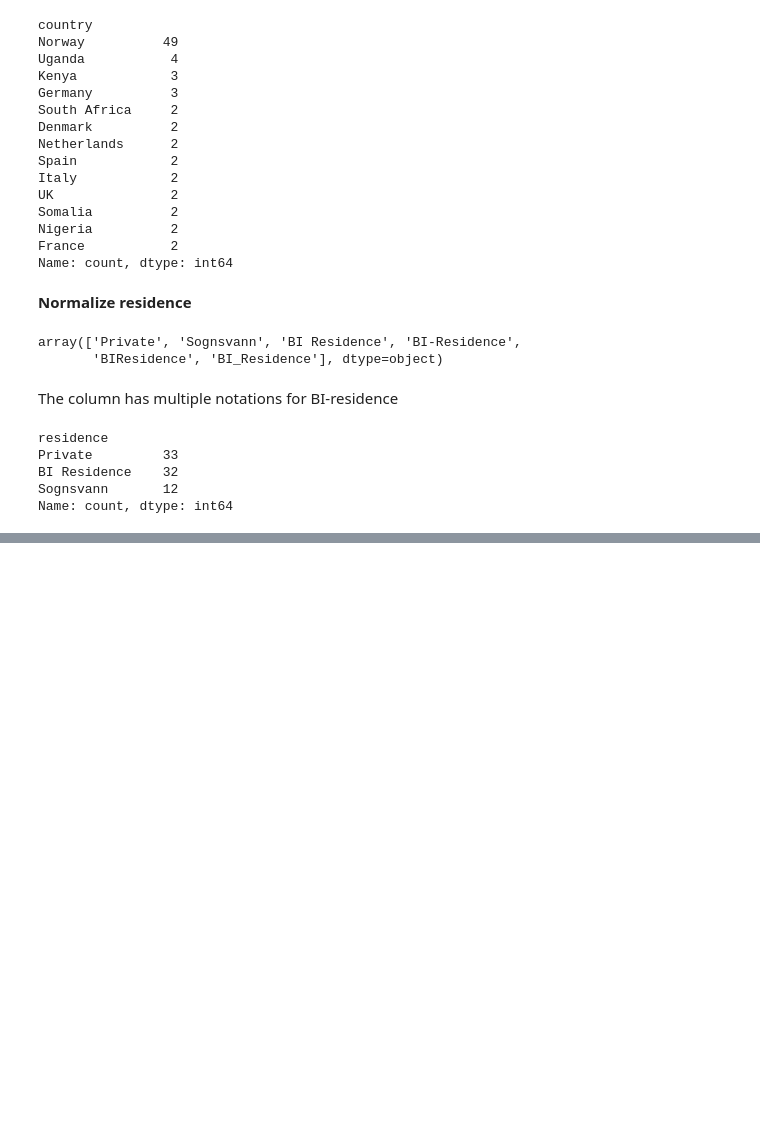
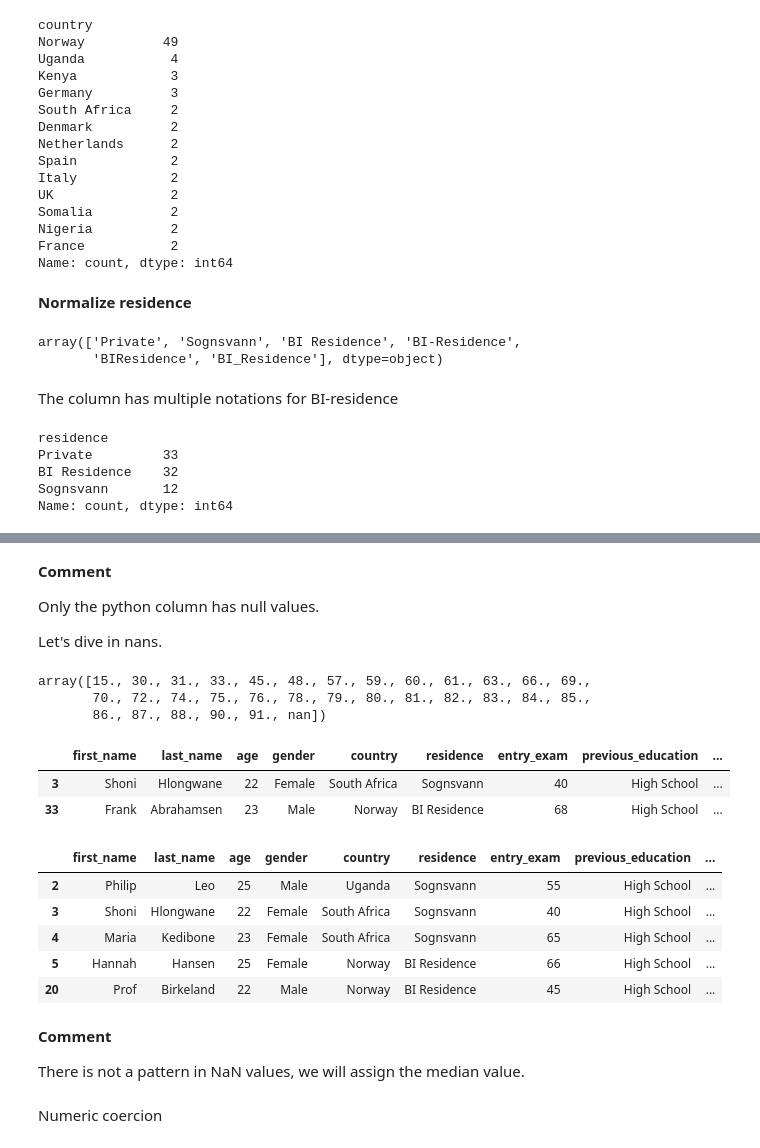
Before and after one commit to DiffelVIA/bi_intro_data_preparing, a Jupyter notebook: bi_intro_data_preparing.ipynb, the cells around one changed output, grey strips where cells are left out. Cells and saved outputs as stored; diff of their text form; code cells hidden in the pictures; blank space fills up the shorter version.

```diff
--- a/bi_intro_data_preparing.ipynb
+++ b/bi_intro_data_preparing.ipynb
@@ -219,0 +240,34 @@ Name: count, dtype: int64
+# %% [markdown]
+**Comment**
+
+Only the python column has null values.
+
+Let's dive in nans.
+# %%
+df['python'].sort_values().unique()
+# %% [output]
+array([15., 30., 31., 33., 45., 48., 57., 59., 60., 61., 63., 66., 69.,
+       70., 72., 74., 75., 76., 78., 79., 80., 81., 82., 83., 84., 85.,
+       86., 87., 88., 90., 91., nan])
+# %%
+bool_mask_nan = df.isna()
+filas_nan = df[bool_mask_nan.any(axis=1)]
+filas_nan
+# %% [output]
+|  | first_name | last_name | age | gender | country | residence | entry_exam | previous_education | ... |
+| 3 | Shoni | Hlongwane | 22 | Female | South Africa | Sognsvann | 40 | High School | ... |
+| 33 | Frank | Abrahamsen | 23 | Male | Norway | BI Residence | 68 | High School | ... |
+# %%
+previous = df[df['previous_education']=='High School']
+previous.head()
+# %% [output]
+|  | first_name | last_name | age | gender | country | residence | entry_exam | previous_education | ... |
+| 2 | Philip | Leo | 25 | Male | Uganda | Sognsvann | 55 | High School | ... |
+| 3 | Shoni | Hlongwane | 22 | Female | South Africa | Sognsvann | 40 | High School | ... |
+| 4 | Maria | Kedibone | 23 | Female | South Africa | Sognsvann | 65 | High School | ... |
+| 5 | Hannah | Hansen | 25 | Female | Norway | BI Residence | 66 | High School | ... |
+| 20 | Prof | Birkeland | 22 | Male | Norway | BI Residence | 45 | High School | ... |
+# %% [markdown]
+**Comment**
+
+There is not a pattern in NaN values, we will assign the median value.
@@ -219,0 +276,2 @@ Name: count, dtype: int64
+# %% [markdown]
+Numeric coercion
```
Also changed, not shown: parts of 10 cells of this notebook.
